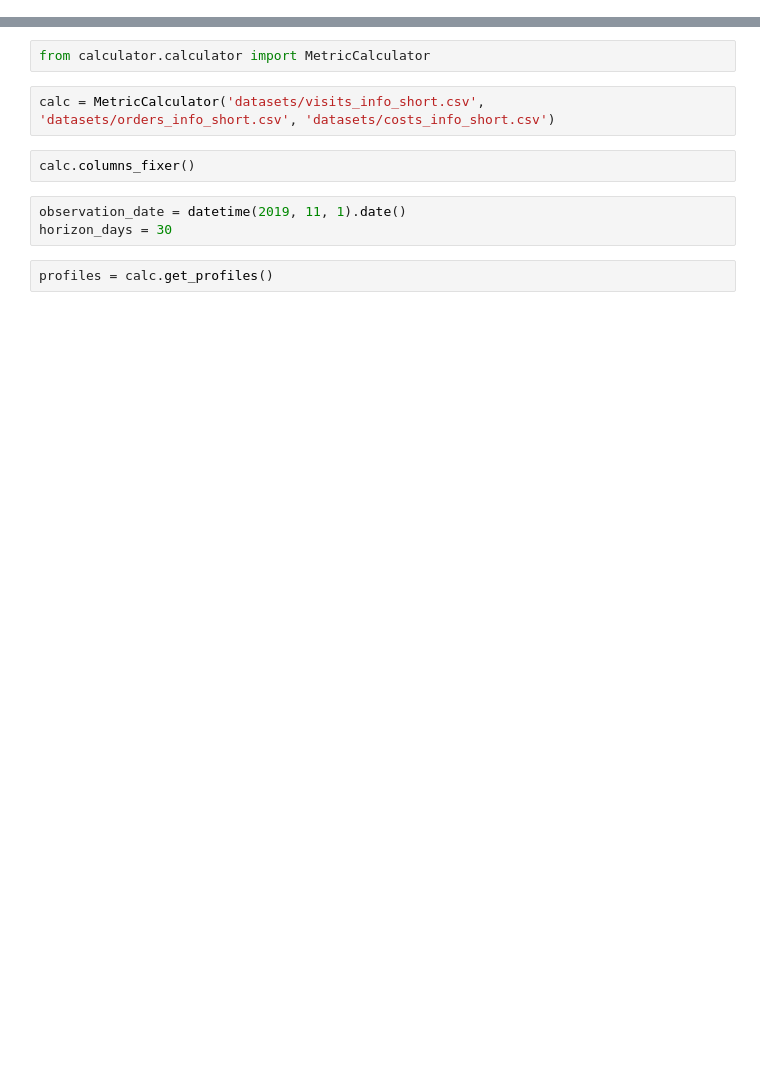
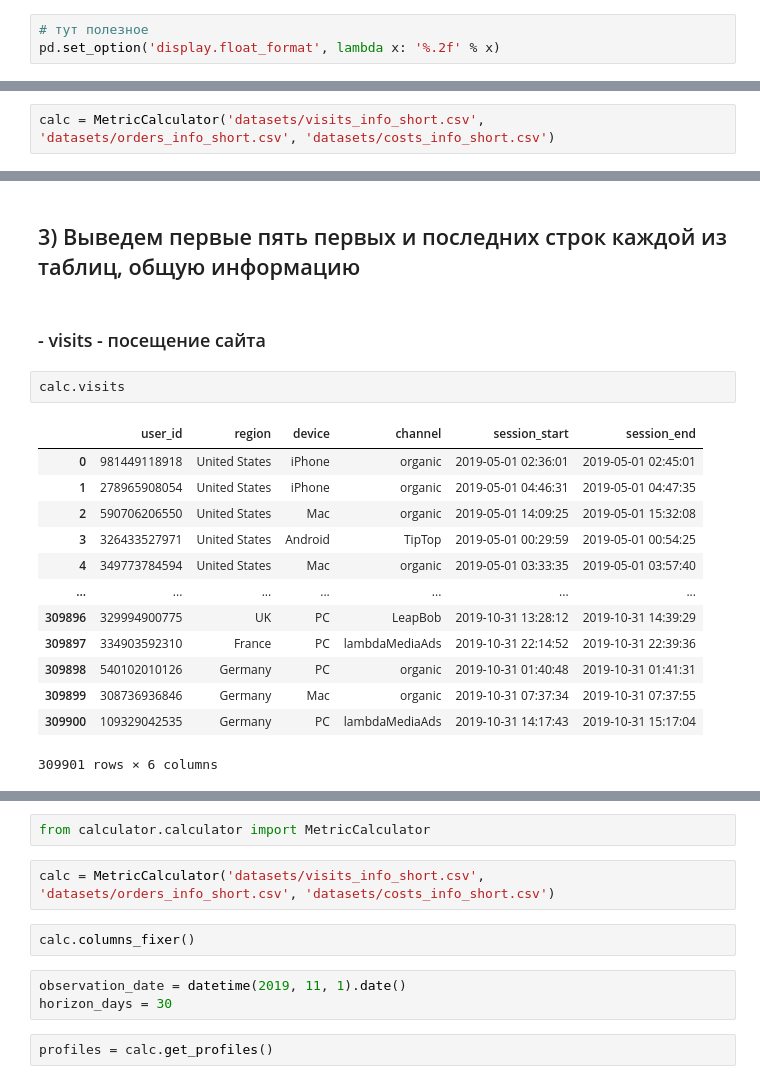
Before and after one commit to ikazman/practicum_da_projects, a Jupyter notebook: marketing_analysis/maketing_analysis.ipynb, the cells around one changed output, grey strips where cells are left out. Cells and saved outputs as stored; diff of their text form; blank space fills up the shorter version.

Commit message:
Refactoring + analysys started

```diff
--- a/marketing_analysis/maketing_analysis.ipynb
+++ b/marketing_analysis/maketing_analysis.ipynb
@@ -2,0 +60,3 @@ from datetime import datetime
+# %%
+# тут полезное
+pd.set_option('display.float_format', lambda x: '%.2f' % x)
@@ -2,0 +83,2 @@ from datetime import datetime
+# %%
+calc = MetricCalculator('datasets/visits_info_short.csv', 'datasets/orders_info_short.csv', 'datasets/costs_info_short.csv')
@@ -2,0 +94,20 @@ from datetime import datetime
+# %% [markdown]
+## 3) Выведем первые пять первых и последних строк каждой из таблиц, общую информацию<a class="anchor" id="1_3"></a>
+# %% [markdown]
+### - visits - посещение сайта
+# %%
+calc.visits
+# %% [output]
+|  | user_id | region | device | channel | session_start | session_end |
+| 0 | 981449118918 | United States | iPhone | organic | 2019-05-01 02:36:01 | 2019-05-01 02:45:01 |
+| 1 | 278965908054 | United States | iPhone | organic | 2019-05-01 04:46:31 | 2019-05-01 04:47:35 |
+| 2 | 590706206550 | United States | Mac | organic | 2019-05-01 14:09:25 | 2019-05-01 15:32:08 |
+| 3 | 326433527971 | United States | Android | TipTop | 2019-05-01 00:29:59 | 2019-05-01 00:54:25 |
+| 4 | 349773784594 | United States | Mac | organic | 2019-05-01 03:33:35 | 2019-05-01 03:57:40 |
+| ... | ... | ... | ... | ... | ... | ... |
+| 309896 | 329994900775 | UK | PC | LeapBob | 2019-10-31 13:28:12 | 2019-10-31 14:39:29 |
+| 309897 | 334903592310 | France | PC | lambdaMediaAds | 2019-10-31 22:14:52 | 2019-10-31 22:39:36 |
+| 309898 | 540102010126 | Germany | PC | organic | 2019-10-31 01:40:48 | 2019-10-31 01:41:31 |
+| 309899 | 308736936846 | Germany | Mac | organic | 2019-10-31 07:37:34 | 2019-10-31 07:37:55 |
+| 309900 | 109329042535 | Germany | PC | lambdaMediaAds | 2019-10-31 14:17:43 | 2019-10-31 15:17:04 |
+309901 rows × 6 columns
```
Also changed, not shown: parts of 71 cells of this notebook, 1 other file.
